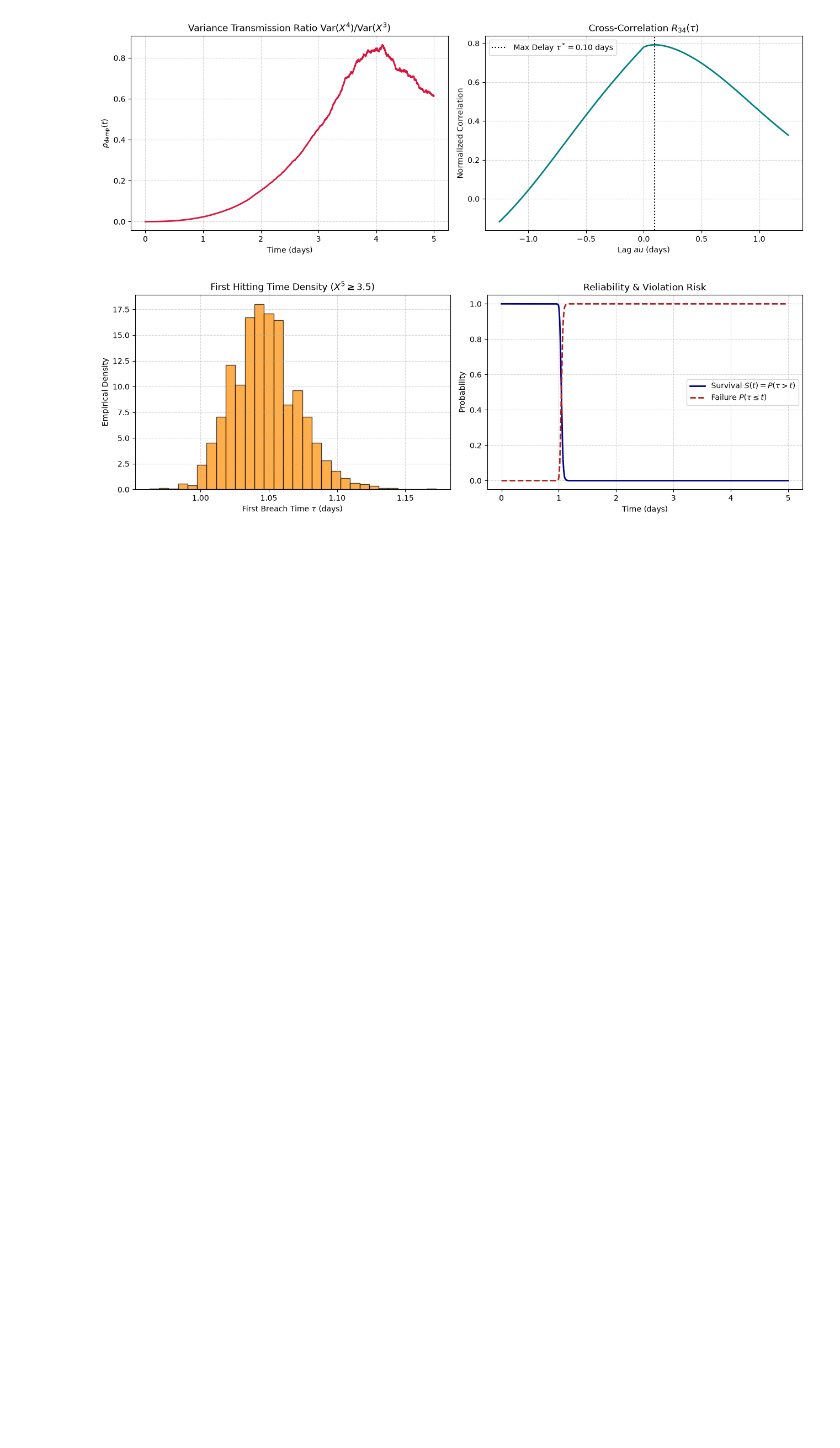
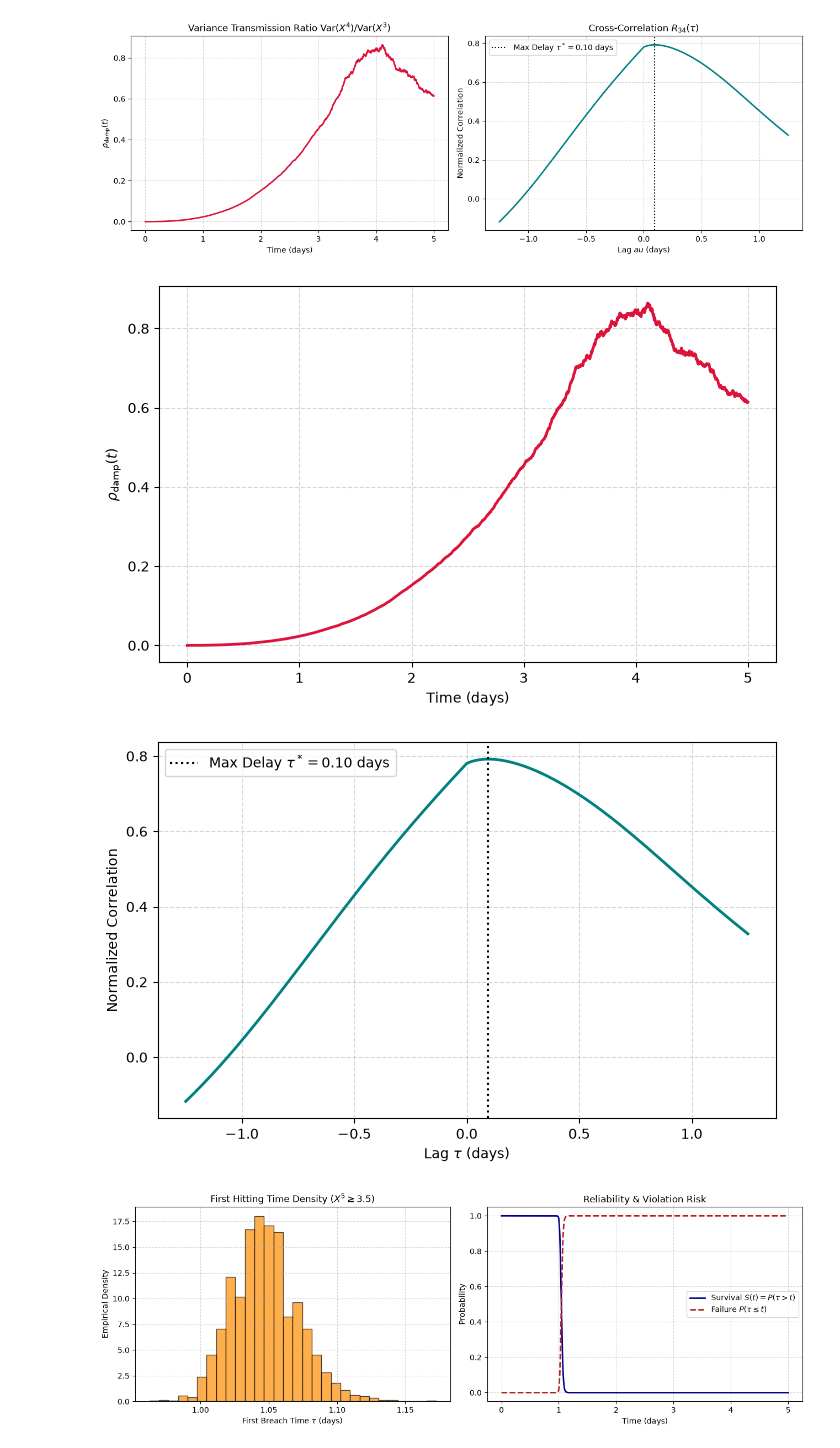
Before and after one commit to AKwasTaken/BrownianDecay, a Jupyter notebook: BioWasteTreatment/simulation.ipynb, the cells around one changed output. Drawn from its saved outputs; the diff is of its cells as text; code cells hidden in the pictures; blank space fills up the shorter version.

Commit message:
added two more graphs

```diff
--- a/BioWasteTreatment/simulation.ipynb
+++ b/BioWasteTreatment/simulation.ipynb
@@ -291,6 +291,66 @@ plt.tight_layout()
 plt.show()
 # %% [output]
 [figure]
+# %%
+output_dir = "plotsvg"
+os.makedirs(output_dir, exist_ok=True)
+
+# 1. Variance Damping Ratio over time
+var_x3 = np.var(X[2, :, :], axis=1)
+var_x4 = np.var(X[3, :, :], axis=1)
+damping_ratio = var_x4 / np.maximum(var_x3, 1e-6)
+
+# 2. Empirical Cross-Correlation to find lag tau*
+x3_centered = X[2, :, :] - np.mean(X[2, :, :], axis=0, keepdims=True)
+x4_centered = X[3, :, :] - np.mean(X[3, :, :], axis=0, keepdims=True)
+
+max_lag = int(N_steps / 4)
+lags = np.arange(-max_lag, max_lag + 1)
+ccorr = np.zeros(len(lags))
+
+for idx, lag in enumerate(lags):
+  if lag < 0:
+    ccorr[idx] = np.mean(x3_centered[-lag:, :] * x4_centered[:lag, :])
+  elif lag > 0:
+    ccorr[idx] = np.mean(x3_centered[:-lag, :] * x4_centered[lag:, :])
+  else:
+    ccorr[idx] = np.mean(x3_centered * x4_centered)
+
+ccorr /= np.std(X[2, :, :]) * np.std(X[3, :, :])
+lag_times = lags * dt
+tau_star = lag_times[np.argmax(ccorr)]
+
+# Plot 1: Variance Damping Ratio
+fig, ax = plt.subplots(figsize=(7, 4.5))
+ax.plot(t, damping_ratio, color="crimson", lw=2)
+ax.set_xlabel("Time (days)")
+ax.set_ylabel(r"$\rho_{\mathrm{damp}}(t)$")
+ax.grid(True, linestyle="--", alpha=0.5)
+fig.tight_layout()
+fig.savefig(os.path.join(output_dir, "variance_damping_ratio.pdf"), format="pdf")
+plt.show()
+
+# Plot 2: Cross-Correlation Lag
+fig, ax = plt.subplots(figsize=(7, 4.5))
+ax.plot(lag_times, ccorr, color="teal", lw=2)
+ax.axvline(
+    tau_star,
+    color="black",
+    linestyle=":",
+    label=rf"Max Delay $\tau^* = {tau_star:.2f}$ days",
+)
+ax.set_xlabel(r"Lag $\tau$ (days)")
+ax.set_ylabel("Normalized Correlation")
+ax.legend()
+ax.grid(True, linestyle="--", alpha=0.5)
+fig.tight_layout()
+fig.savefig(
+    os.path.join(output_dir, "cross_correlation_lag.pdf"), format="pdf"
+)
+plt.show()
+# %% [output]
+[figure, added]
+[figure, added]
 # %%
 # FIGURE 4.3
 
```
Also changed, not shown: 4 other files.
